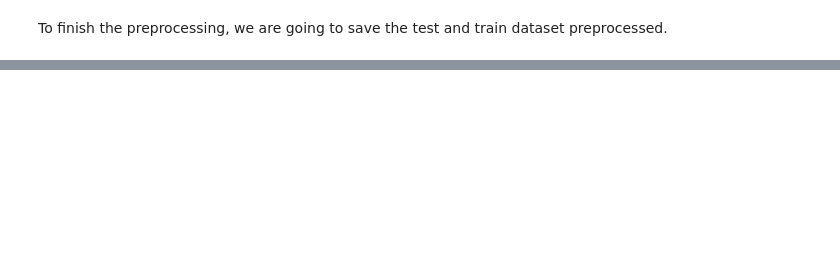
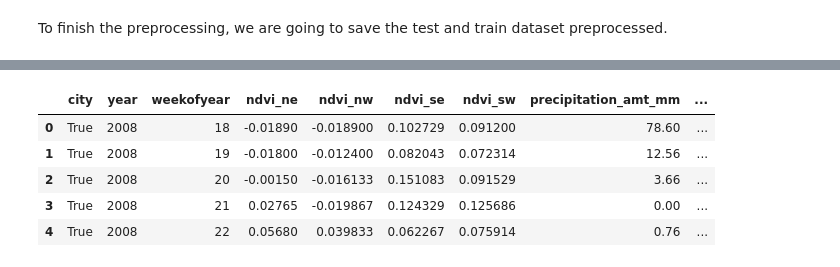
Before and after one commit to raulbs7/Machine-Learning-Techniques-Project, a Jupyter notebook: Dengue_Supervised_Project/1_Preprocessing.ipynb, the cells around one changed output, grey strips where cells are left out. Drawn from its saved outputs; the diff is of its cells as text; code cells hidden in the pictures; blank space fills up the shorter version.

```diff
--- a/Dengue_Supervised_Project/1_Preprocessing.ipynb
+++ b/Dengue_Supervised_Project/1_Preprocessing.ipynb
@@ -196,4 +249,5 @@ city_sj                                  False
 dtype: bool
 # %%
+test.interpolate(inplace=True)
 pd.isnull(test).any()
 # %% [output]
@@ -229,3 +270,0 @@ train.head()
-# %%
-test.fillna(method='bfill', inplace=True)
-test.head()
@@ -250,0 +291,8 @@ test.to_csv('/drive/My Drive/processed_test.csv', index=False)
+# %%
+with open('processed_test.csv', 'w') as f:
+  test.to_csv(f,  index = False)
+
+files.download('processed_test.csv')
+
+test.head()
+# %% [output]
@@ -250,0 +301,6 @@ test.to_csv('/drive/My Drive/processed_test.csv', index=False)
+|  | city | year | weekofyear | ndvi_ne | ndvi_nw | ndvi_se | ndvi_sw | precipitation_amt_mm | ... |
+| 0 | True | 2008 | 18 | -0.01890 | -0.018900 | 0.102729 | 0.091200 | 78.60 | ... |
+| 1 | True | 2008 | 19 | -0.01800 | -0.012400 | 0.082043 | 0.072314 | 12.56 | ... |
+| 2 | True | 2008 | 20 | -0.00150 | -0.016133 | 0.151083 | 0.091529 | 3.66 | ... |
+| 3 | True | 2008 | 21 | 0.02765 | -0.019867 | 0.124329 | 0.125686 | 0.00 | ... |
+| 4 | True | 2008 | 22 | 0.05680 | 0.039833 | 0.062267 | 0.075914 | 0.76 | ... |
```
Also changed, not shown: parts of 26 cells of this notebook.
